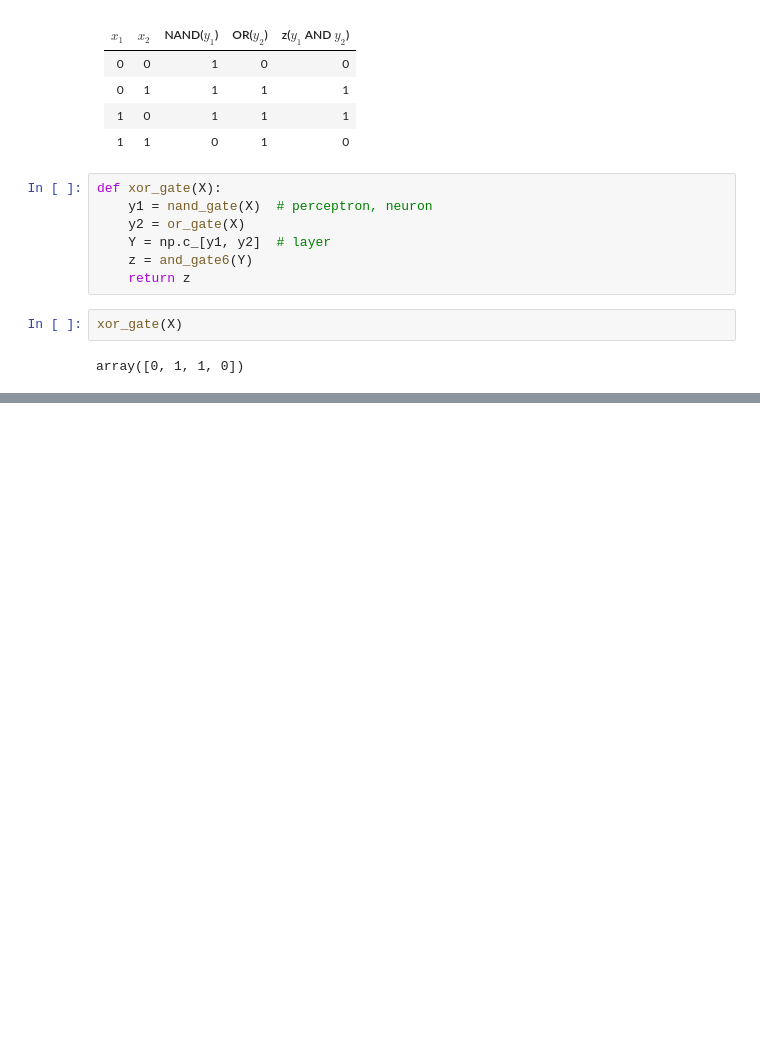
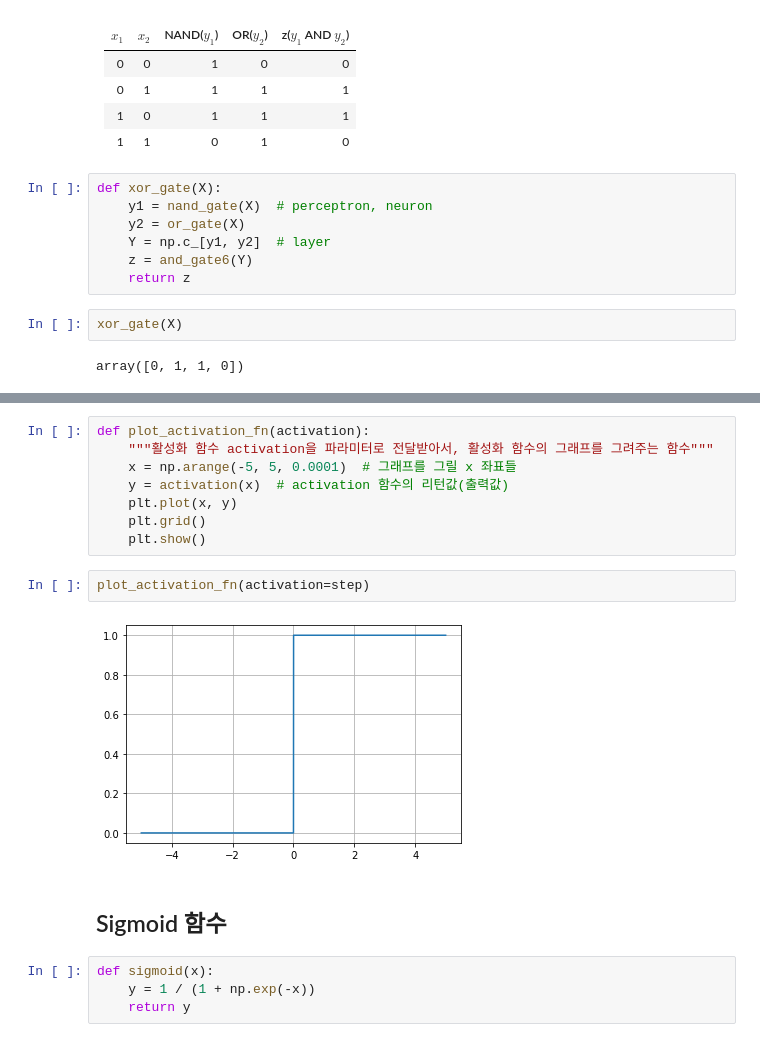
Before and after one commit to JakeOh/202011_itw_bd21, a Jupyter notebook: lab_ml/ml15_perceptron.ipynb, the cells around one changed output, grey strips where cells are left out. Saved outputs shown, nothing was run; the diff lists cells and outputs as text; blank space fills up the shorter version.

```diff
--- a/lab_ml/ml15_perceptron.ipynb
+++ b/lab_ml/ml15_perceptron.ipynb
@@ -191,0 +228,18 @@ array([0, 1, 1, 0])
+# %%
+def plot_activation_fn(activation):
+    """활성화 함수 activation을 파라미터로 전달받아서, 활성화 함수의 그래프를 그려주는 함수"""
+    x = np.arange(-5, 5, 0.0001)  # 그래프를 그릴 x 좌표들
+    y = activation(x)  # activation 함수의 리턴값(출력값)
+    plt.plot(x, y)
+    plt.grid()
+    plt.show()
+# %%
+plot_activation_fn(activation=step)
+# %% [output]
+[figure, added]
+# %% [markdown]
+## Sigmoid 함수
+# %%
+def sigmoid(x):
+    y = 1 / (1 + np.exp(-x))
+    return y
```
Also changed, not shown: parts of 16 cells of this notebook.
